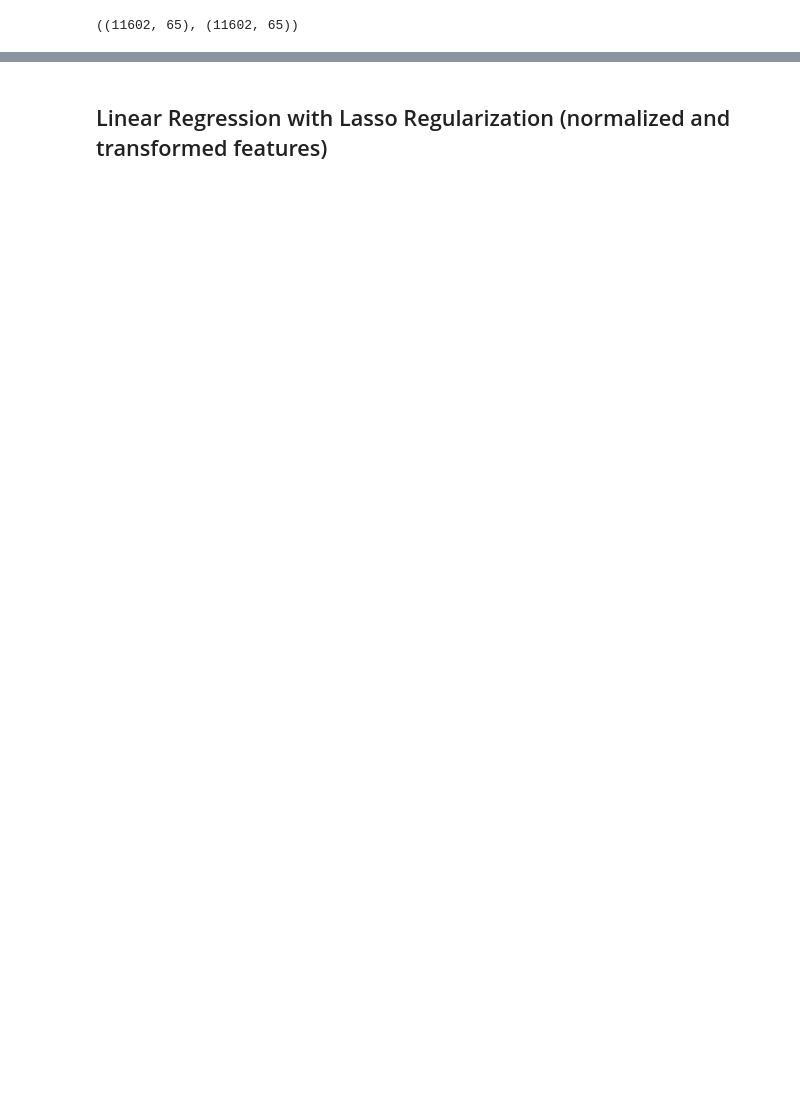
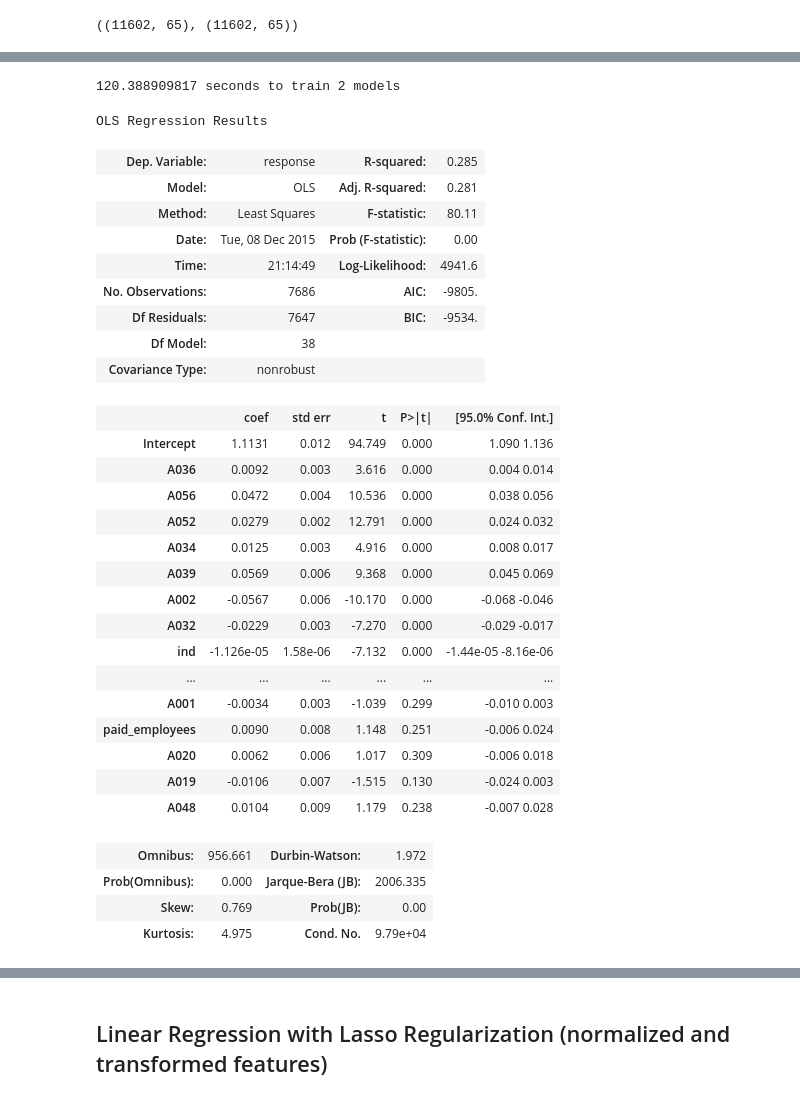
Before and after one commit to austinwu0/cs109-final-project, a Jupyter notebook: Feature_Selection_eliza.ipynb, the cells around one changed output, grey strips where cells are left out. Drawn from its saved outputs; the diff is of its cells as text; code cells hidden in the pictures; blank space fills up the shorter version.

```diff
--- a/Feature_Selection_eliza.ipynb
+++ b/Feature_Selection_eliza.ipynb
@@ -61,0 +67,9 @@ response = response.drop(['2010_agg','2000_agg', '2010_agg_adj'], 1)
+# %%
+ratio_response = pd.read_pickle('data/housing_rental_ratio.pkl')
+ratio_response = ratio_response.rename(columns = {'RegionName': 'zipcode'})
+
+ratio_delta_response = ratio_response[['zipcode','ratio_pct_delta']]
+ratio_2015_response = ratio_response[['zipcode','ratio_2015']]
+
+ratio_delta_response['zipcode'] = ratio_delta_response['zipcode'].astype('str')
+ratio_2015_response['zipcode'] = ratio_2015_response['zipcode'].astype('str')
@@ -111,3 +148,14 @@ merged_t = merged_t.rename(columns={'pct_delta' : 'response'})
 merged_t.shape, merged.shape
 # %% [output]
 ((11602, 65), (11602, 65))
+# %%
+merged_ratio_delta = ratio_delta_response.merge(features_t, how='inner', on=['zipcode'])
+merged_ratio_2015 = ratio_2015_response.merge(features_t, how='inner', on=['zipcode'])
+
+merged_ratio_delta = merged_ratio_delta.astype('float')
+merged_ratio_2015 = merged_ratio_2015.astype('float')
+
+merged_ratio_delta = merged_ratio_delta.rename(columns={'ratio_pct_delta':'response'})
+merged_ratio_2015 = merged_ratio_2015.rename(columns={'ratio_2015':'response'})
+
+merged_ratio_delta.shape, merged_ratio_2015.shape, features_t.shape
@@ -114,5 +164,13 @@ merged_t.shape, merged.shape
 # %%
+# house price delta response (_t ones are better - only use them)
 merged_train = merged.merge(itrain_df, how='inner', right_on='ind', left_index=True)
 merged_test = merged.merge(itest_df, how='inner', right_on='ind', left_index=True)
 merged_t_train = merged_t.merge(itrain_t_df, how='inner', right_on='ind', left_index=True)
 merged_t_test = merged_t.merge(itest_t_df, how='inner', right_on='ind', left_index=True)
+
+# house/rental ratio delta response and house/rental ratio 2015 response
+ratio_delta_train = merged_ratio_delta.merge(itrain_t_df, how='inner', right_on='ind', left_index=True)
+ratio_delta_test = merged_ratio_delta.merge(itest_t_df, how='inner', right_on='ind', left_index=True)
+
+ratio_2015_train = merged_ratio_2015.merge(itrain_t_df, how='inner', right_on='ind', left_index=True)
+ratio_2015_test = merged_ratio_2015.merge(itest_t_df, how='inner', right_on='ind', left_index=True)
@@ -161,3 +220,47 @@ OLS Regression Results
 | Prob(Omnibus): | 0.000 | Jarque-Bera (JB): | 2508.037 |
 | Skew: | 0.467 | Prob(JB): | 0.00 |
 | Kurtosis: | 5.370 | Cond. No. | 5.30e+08 |
+# %%
+import time
+start_time = time.time()
+# house/rental ratio delta response
+bestmodel_ratio_delta = forward_selected(ratio_delta_train.drop('zipcode',1), 'response')
+# house/rental ratio response
+bestmodel_ratio_2015 = forward_selected(ratio_2015_train.drop('zipcode',1), 'response')
+
+print '%s seconds to train 2 models'%(time.time() - start_time)
+# %% [output]
+120.388909817 seconds to train 2 models
+# %%
+bestmodel_ratio_delta.summary()
+# %% [output]
+OLS Regression Results
+| Dep. Variable: | response | R-squared: | 0.285 |
+| Model: | OLS | Adj. R-squared: | 0.281 |
+| Method: | Least Squares | F-statistic: | 80.11 |
+| Date: | Tue, 08 Dec 2015 | Prob (F-statistic): | 0.00 |
+| Time: | 21:14:49 | Log-Likelihood: | 4941.6 |
+| No. Observations: | 7686 | AIC: | -9805. |
+| Df Residuals: | 7647 | BIC: | -9534. |
+| Df Model: | 38 |  |  |
+| Covariance Type: | nonrobust |  |  |
+|  | coef | std err | t | P>|t| | [95.0% Conf. Int.] |
+| Intercept | 1.1131 | 0.012 | 94.749 | 0.000 | 1.090 1.136 |
+| A036 | 0.0092 | 0.003 | 3.616 | 0.000 | 0.004 0.014 |
+| A056 | 0.0472 | 0.004 | 10.536 | 0.000 | 0.038 0.056 |
+| A052 | 0.0279 | 0.002 | 12.791 | 0.000 | 0.024 0.032 |
+| A034 | 0.0125 | 0.003 | 4.916 | 0.000 | 0.008 0.017 |
+| A039 | 0.0569 | 0.006 | 9.368 | 0.000 | 0.045 0.069 |
+| A002 | -0.0567 | 0.006 | -10.170 | 0.000 | -0.068 -0.046 |
+| A032 | -0.0229 | 0.003 | -7.270 | 0.000 | -0.029 -0.017 |
+| ind | -1.126e-05 | 1.58e-06 | -7.132 | 0.000 | -1.44e-05 -8.16e-06 |
+| ... | ... | ... | ... | ... | ... |
+| A001 | -0.0034 | 0.003 | -1.039 | 0.299 | -0.010 0.003 |
+| paid_employees | 0.0090 | 0.008 | 1.148 | 0.251 | -0.006 0.024 |
+| A020 | 0.0062 | 0.006 | 1.017 | 0.309 | -0.006 0.018 |
+| A019 | -0.0106 | 0.007 | -1.515 | 0.130 | -0.024 0.003 |
+| A048 | 0.0104 | 0.009 | 1.179 | 0.238 | -0.007 0.028 |
+| Omnibus: | 956.661 | Durbin-Watson: | 1.972 |
+| Prob(Omnibus): | 0.000 | Jarque-Bera (JB): | 2006.335 |
+| Skew: | 0.769 | Prob(JB): | 0.00 |
+| Kurtosis: | 4.975 | Cond. No. | 9.79e+04 |
```
Also changed, not shown: parts of 36 cells of this notebook, 1 other file.
